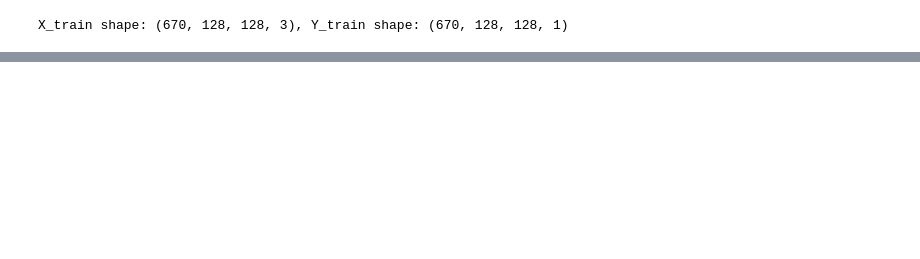
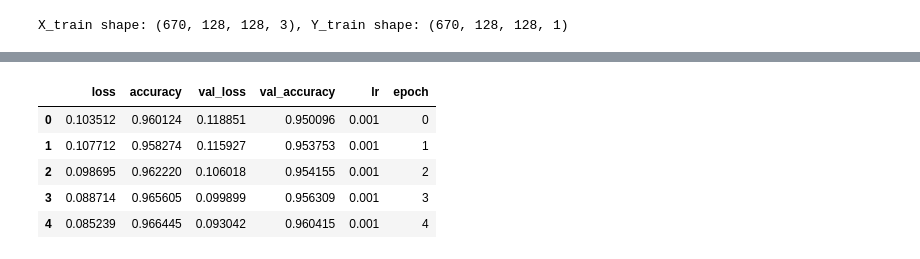
Before and after one commit to sourcecode369/TensorFlow-2.0, a Jupyter notebook: tensorflow_2.0_docs/TensorFlow Core/Tutorials/Images/Image Segmentation/Kaggle_Nuclei_Image_Segmentation.ipynb, the cells around one changed output, grey strips where cells are left out. Cells and saved outputs as stored; diff of their text form; code cells hidden in the pictures; blank space fills up the shorter version.

```diff
--- a/tensorflow_2.0_docs/TensorFlow Core/Tutorials/Images/Image Segmentation/Kaggle_Nuclei_Image_Segmentation.ipynb
+++ b/tensorflow_2.0_docs/TensorFlow Core/Tutorials/Images/Image Segmentation/Kaggle_Nuclei_Image_Segmentation.ipynb
@@ -291,0 +289,11 @@ Epoch 00015: early stopping
+# %%
+model_history = pd.DataFrame(history.history)
+model_history["epoch"] = history.epoch
+model_history.head()
+# %% [output]
+|  | loss | accuracy | val_loss | val_accuracy | lr | epoch |
+| 0 | 0.103512 | 0.960124 | 0.118851 | 0.950096 | 0.001 | 0 |
+| 1 | 0.107712 | 0.958274 | 0.115927 | 0.953753 | 0.001 | 1 |
+| 2 | 0.098695 | 0.962220 | 0.106018 | 0.954155 | 0.001 | 2 |
+| 3 | 0.088714 | 0.965605 | 0.099899 | 0.956309 | 0.001 | 3 |
+| 4 | 0.085239 | 0.966445 | 0.093042 | 0.960415 | 0.001 | 4 |
```
Also changed, not shown: parts of 12 cells of this notebook.
